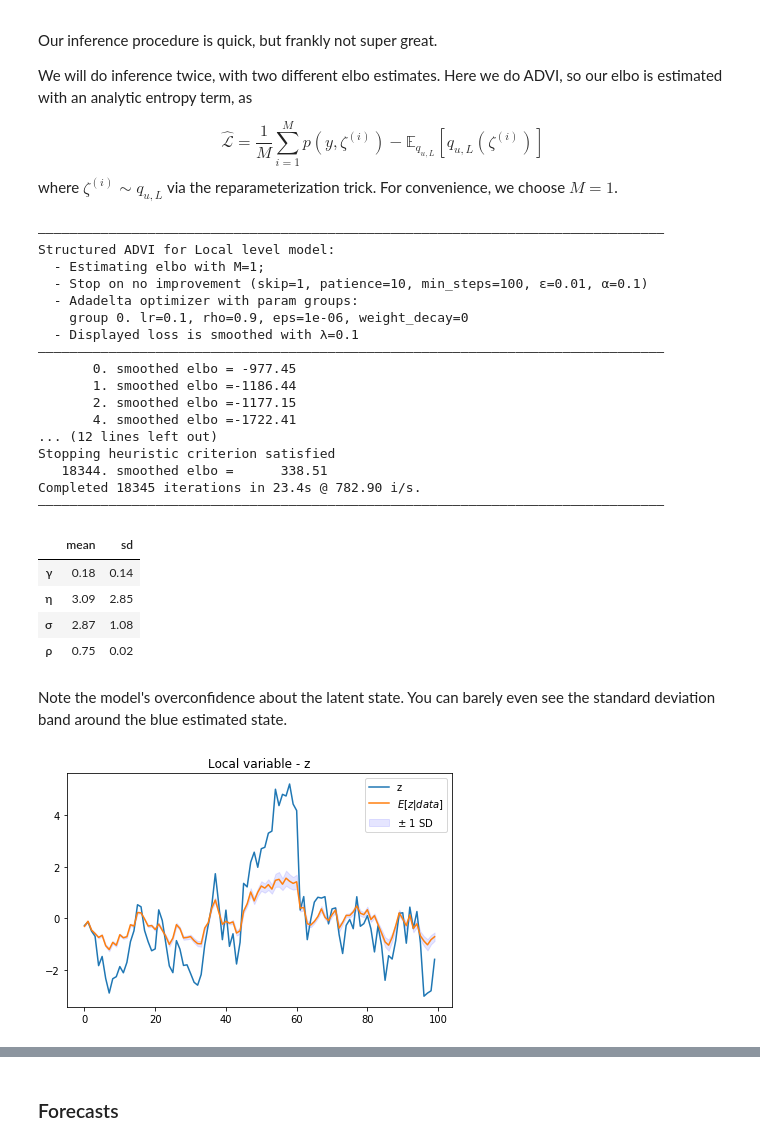
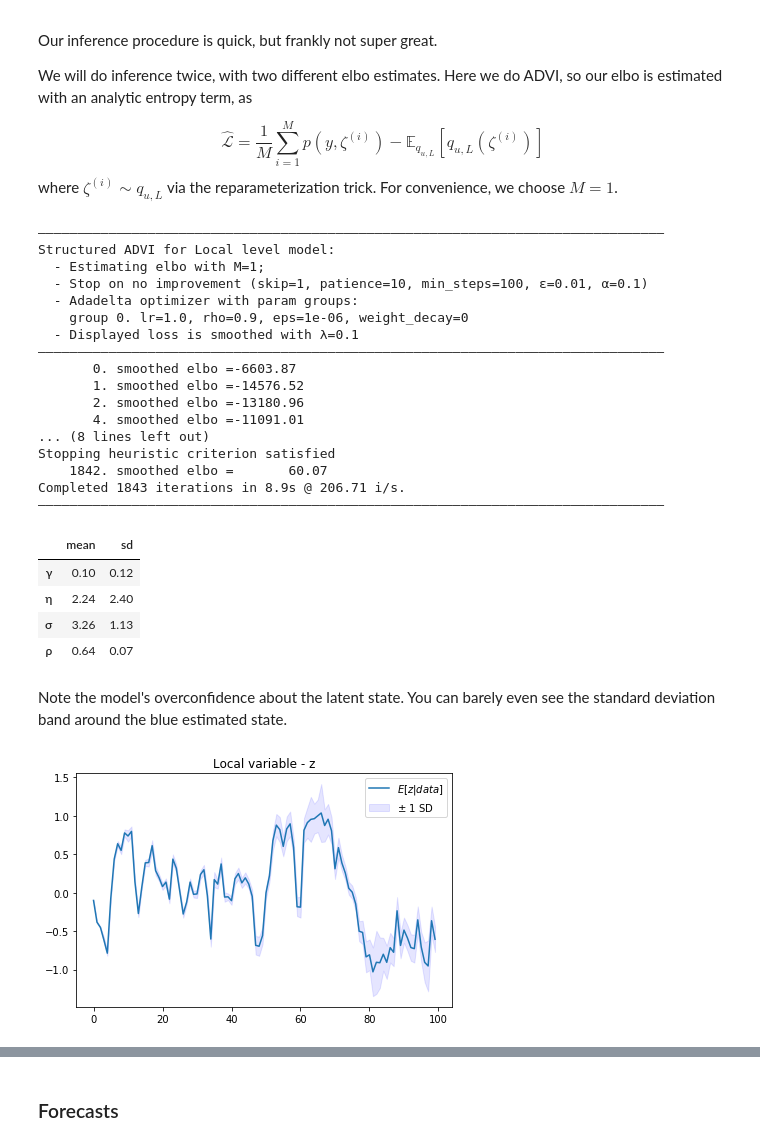
Before and after one commit to kuperov/ptvi, a Jupyter notebook: docs/Some upside-down results.ipynb, the cells around one changed output, grey strips where cells are left out. Saved outputs shown, nothing was run; the diff lists cells and outputs as text; code cells hidden in the pictures.

```diff
--- a/docs/Some upside-down results.ipynb
+++ b/docs/Some upside-down results.ipynb
@@ -45,39 +45,39 @@ $$ \hat{\mathcal{L}} = \frac{1}{M} \sum_{i=1}^M
 $$
 where $\zeta^{(i)}\sim q_{u,L}$ via the reparameterization trick. For convenience, we choose $M=1$.
 # %%
-fit = sgvb(model, y, sim_entropy=False, lr=0.1)
+fit = sgvb(model, y, sim_entropy=False)
 # %% [output]
 ――――――――――――――――――――――――――――――――――――――――――――――――――――――――――――――――――――――――――――――――
 Structured ADVI for Local level model:
   - Estimating elbo with M=1;
   - Stop on no improvement (skip=1, patience=10, min_steps=100, ε=0.01, α=0.1)
   - Adadelta optimizer with param groups:
-    group 0. lr=0.1, rho=0.9, eps=1e-06, weight_decay=0
+    group 0. lr=1.0, rho=0.9, eps=1e-06, weight_decay=0
   - Displayed loss is smoothed with λ=0.1
 ――――――――――――――――――――――――――――――――――――――――――――――――――――――――――――――――――――――――――――――――
-       0. smoothed elbo = -977.45
-       1. smoothed elbo =-1186.44
-       2. smoothed elbo =-1177.15
-       4. smoothed elbo =-1722.41
-... (12 lines left out)
+       0. smoothed elbo =-6603.87
+       1. smoothed elbo =-14576.52
+       2. smoothed elbo =-13180.96
+       4. smoothed elbo =-11091.01
+... (8 lines left out)
 Stopping heuristic criterion satisfied
-   18344. smoothed elbo =      338.51
-Completed 18345 iterations in 23.4s @ 782.90 i/s.
+    1842. smoothed elbo =       60.07
+Completed 1843 iterations in 8.9s @ 206.71 i/s.
 ――――――――――――――――――――――――――――――――――――――――――――――――――――――――――――――――――――――――――――――――
 # %%
 fit.summary()
 # %% [output]
 |  | mean | sd |
-| γ | 0.18 | 0.14 |
-| η | 3.09 | 2.85 |
-| σ | 2.87 | 1.08 |
-| ρ | 0.75 | 0.02 |
+| γ | 0.10 | 0.12 |
+| η | 2.24 | 2.40 |
+| σ | 3.26 | 1.13 |
+| ρ | 0.64 | 0.07 |
 # %% [markdown]
 Note the model's overconfidence about the latent state. You can barely even see the standard deviation band around the blue estimated state.
 # %%
-fit.plot_latent(z=z.numpy(), include_data=True)
+fit.plot_latent(true_z=z.numpy(), include_data=True)
 # %% [output]
-[figure, old version]
+[figure, new version]
 # %%
 fit.plot_global_marginals(**true_params)
 # %% [output]
```
Also changed, not shown: parts of 10 cells of this notebook, 4 other files.
